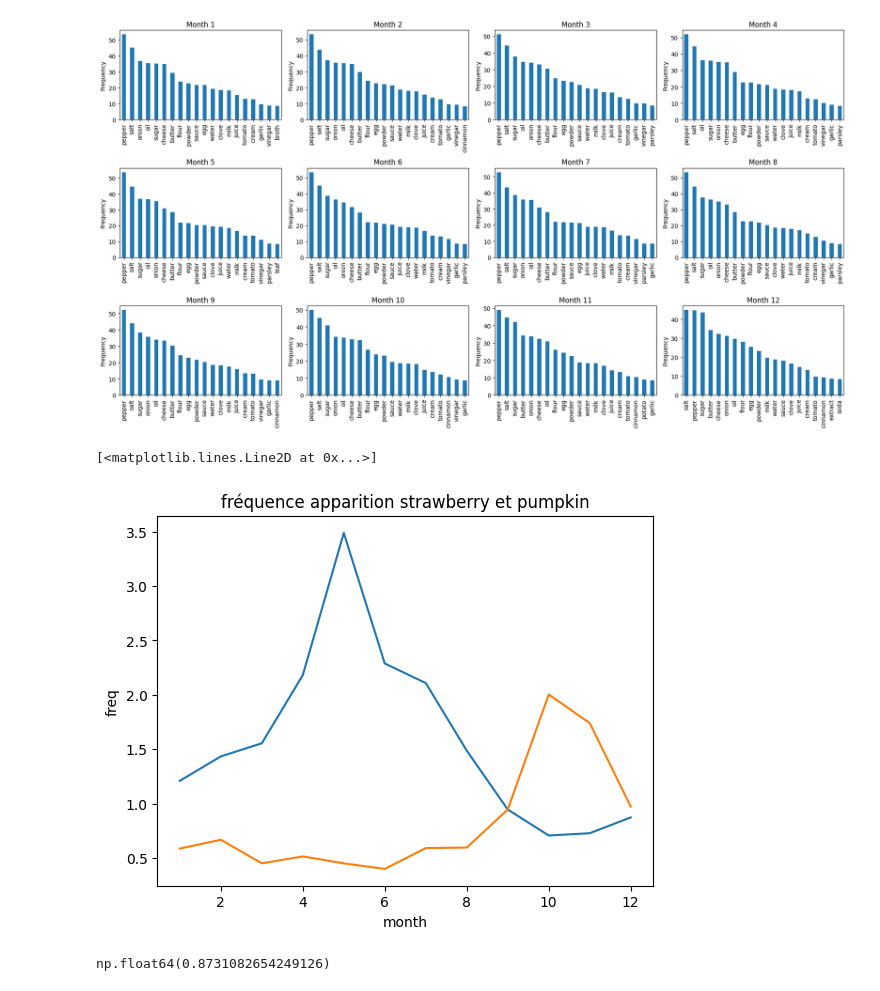
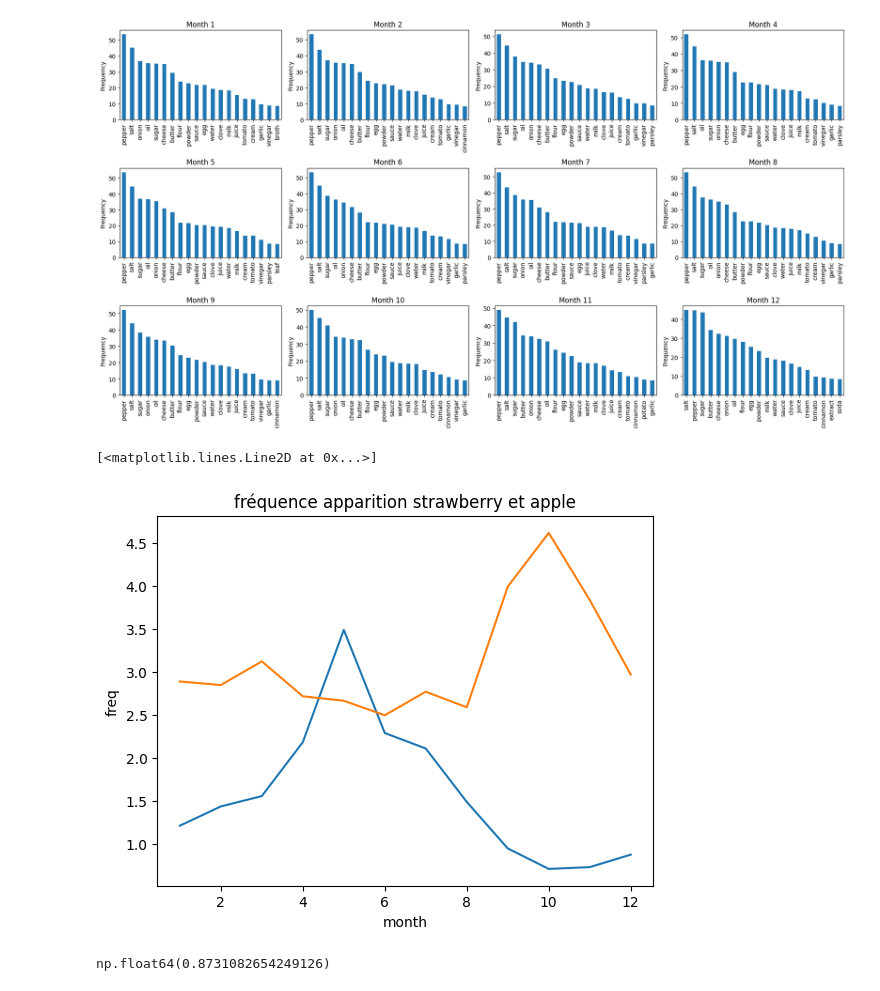
Before and after one commit to ramzinaji/analyse_cooking_app, a Jupyter notebook: etude_app_cuisine/script.ipynb, the cells around one changed output. Saved outputs shown, nothing was run; the diff lists cells and outputs as text; code cells hidden in the pictures.

```diff
--- a/etude_app_cuisine/script.ipynb
+++ b/etude_app_cuisine/script.ipynb
@@ -611,22 +654,22 @@ Name: freq, dtype: float64
 [figure]
 # %%
 # Input = ingredient , Output = courbe de la fréquence de l'ingrédient
-input_1,input_2 = 'strawberry','pumpkin'
+input_1,input_2 = 'strawberry','apple'
 output_1,output_2=[],[]
 for month in range(1,13):
     output_1.append(dico_all_month_ingredient[month].loc[input_1].freq)
     output_2.append(dico_all_month_ingredient[month].loc[input_2].freq)
 
 
 plt.title('fréquence apparition ' + input_1 + ' et ' +input_2)
 #plt.ylim(0, 50) # je veux une échelle de de 0 à 50 %
 plt.xlabel('month')
 plt.ylabel('freq')
 plt.plot(range(1,13),output_1)
 plt.plot(range(1,13),output_2)
 # %% [output]
 [<matplotlib.lines.Line2D at 0x...>]
-[figure, old version]
+[figure, new version]
 # %%
 dico_all_month_ingredient[month].loc[input_1].freq
 # %% [output]
```
Also changed, not shown: parts of 20 cells of this notebook, 6 other files.
